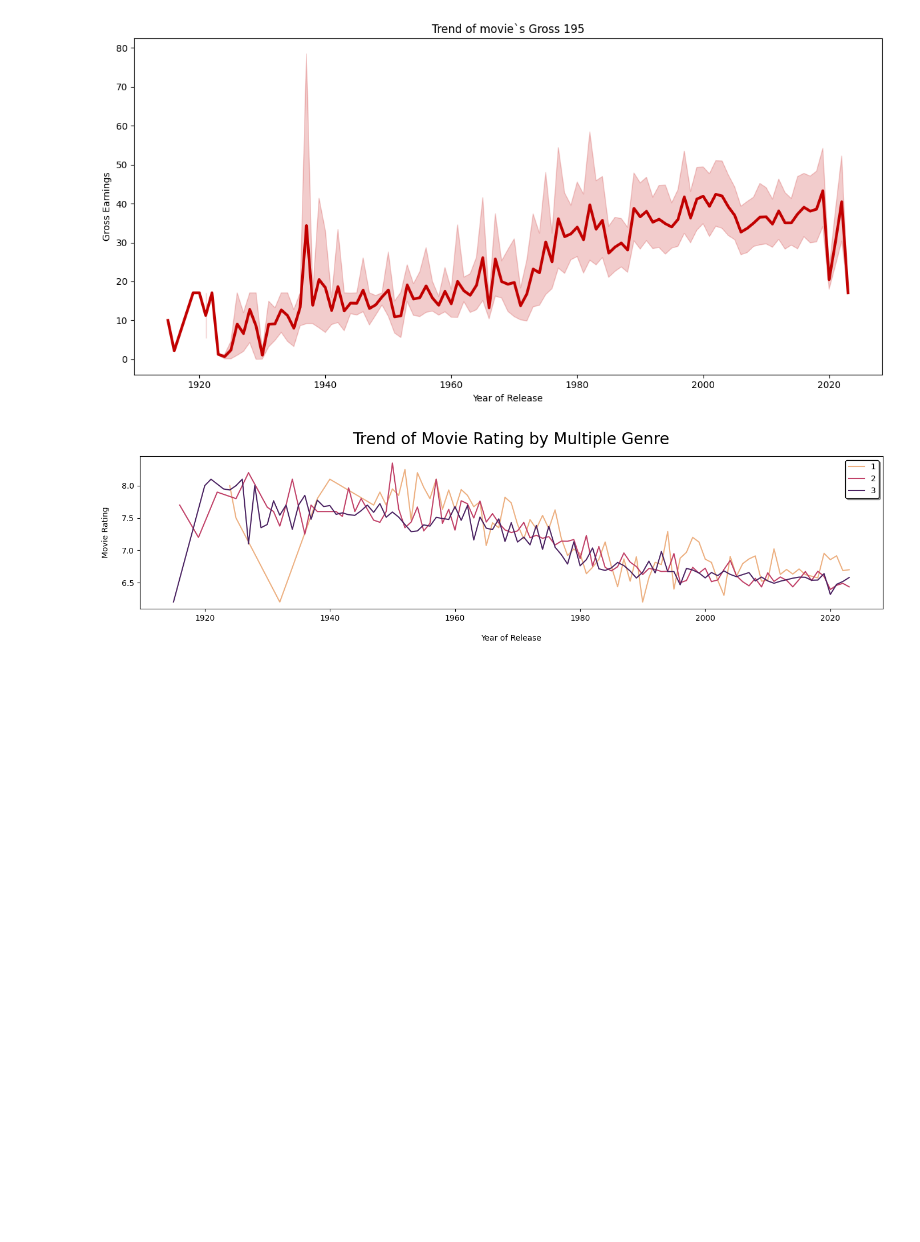
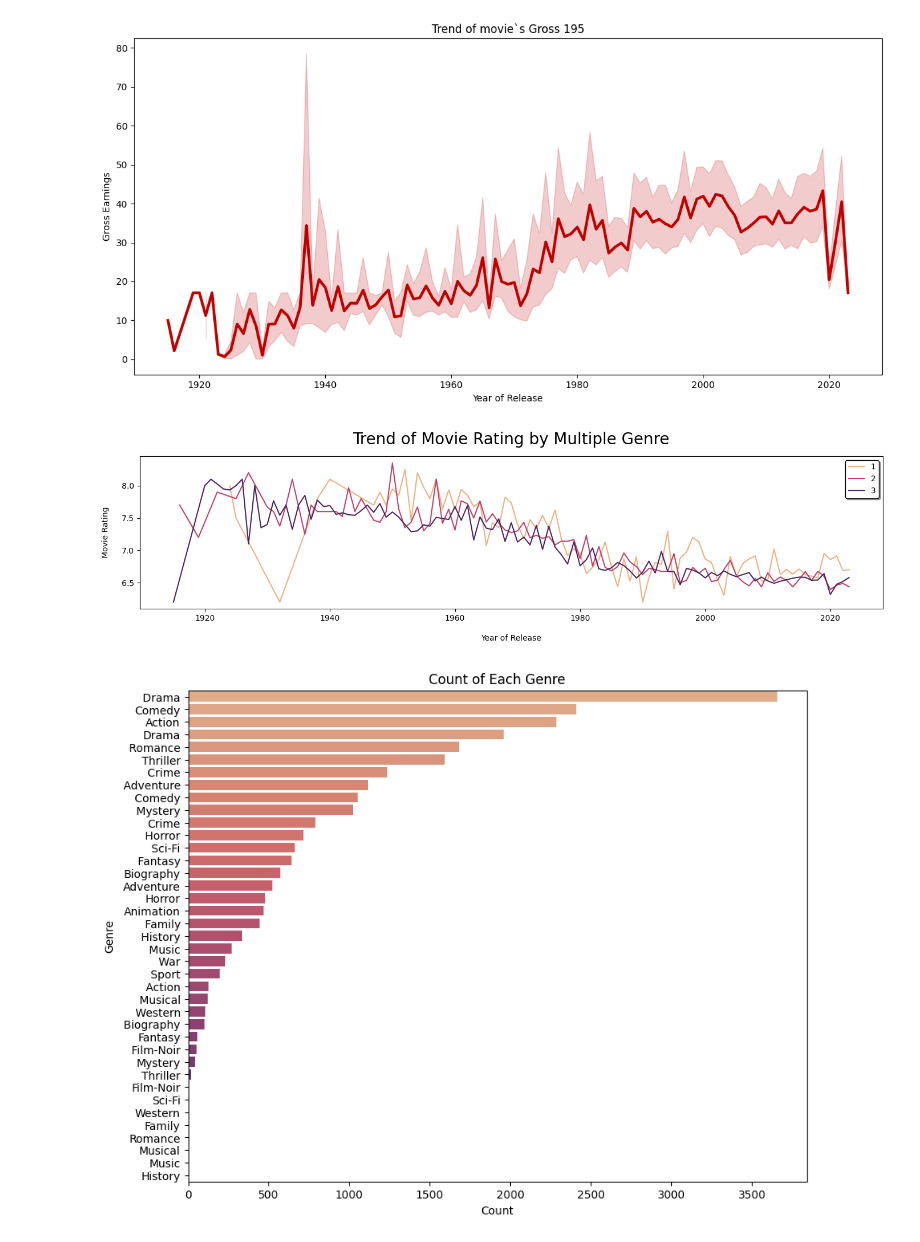
Before and after one commit to trizyx/IMDB-Data-analysis, a Jupyter notebook: Untitled3.ipynb, the cells around one changed output. Cells and saved outputs as stored; diff of their text form; code cells hidden in the pictures; blank space fills up the shorter version.

```diff
--- a/Untitled3.ipynb
+++ b/Untitled3.ipynb
@@ -157,3 +157,30 @@ plt.tight_layout()
 plt.show()
 # %% [output]
 [figure]
+# %%
+import ast
+from collections import Counter
+
+genre_lists = [ast.literal_eval(genre) for genre in df['Genre']]
+all_genres = [genre for sublist in genre_lists for genre in sublist]
+genre_counts = Counter(all_genres)
+
+# Convert the genre counts to a DataFrame
+genre_counts_df = pd.DataFrame(list(genre_counts.items()), columns=['Genre', 'Count'])
+
+# Sort the genres by count in descending order
+genre_counts_df = genre_counts_df.sort_values(by='Count', ascending=False)
+
+# Create a bar plot using Seaborn
+plt.figure(figsize=(10, 8))
+sns.barplot(x='Count', y='Genre', data=genre_counts_df, palette='flare')
+
+# Add labels and title
+plt.xlabel('Count')
+plt.ylabel('Genre')
+plt.title('Count of Each Genre')
+
+# Show plot
+plt.show()
+# %% [output]
+[figure, added]
```
Also changed, not shown: parts of 2 cells of this notebook.
